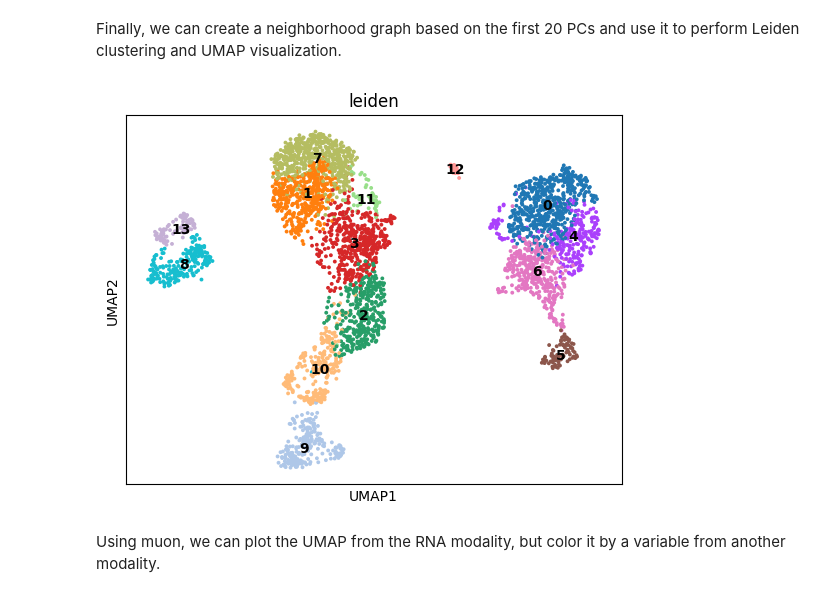
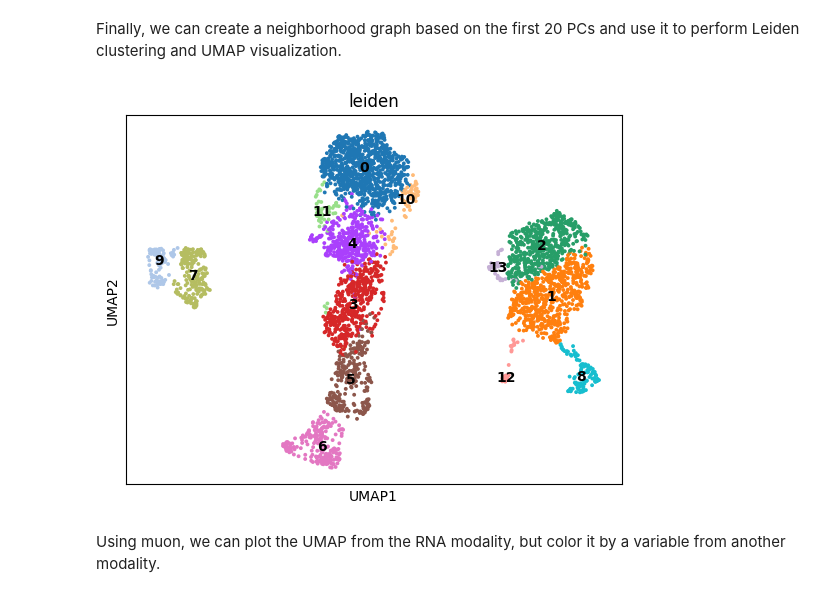
Before and after one commit to flcello/PDC2024Stegle, a Jupyter notebook: 01_data_structures.ipynb, the cells around one changed output. Saved outputs shown, nothing was run; the diff lists cells and outputs as text; code cells hidden in the pictures.

```diff
--- a/01_data_structures.ipynb
+++ b/01_data_structures.ipynb
@@ -326,13 +327,13 @@ Finally, we can create a neighborhood graph based on the first 20 PCs and use it
 # %%
 # use the first 20 principal components for clustering
 sc.pp.neighbors(mdata["rna"], n_neighbors=10, n_pcs=20)
-sc.tl.leiden(mdata["rna"], resolution=0.75, flavor="igraph")
+sc.tl.leiden(mdata["rna"], resolution=0.75)
 
 # plot the UMAP embedding colored by the Leiden clusters
 sc.tl.umap(mdata["rna"])
 sc.pl.umap(mdata["rna"], color="leiden", legend_loc="on data")
 # %% [output]
-[figure, old version]
+[figure, new version]
 # %% [markdown]
 Using muon, we can plot the UMAP from the RNA modality, but color it by a variable from another modality.
 # %%
```
Also changed, not shown: parts of 11 cells of this notebook, 2 other files.
